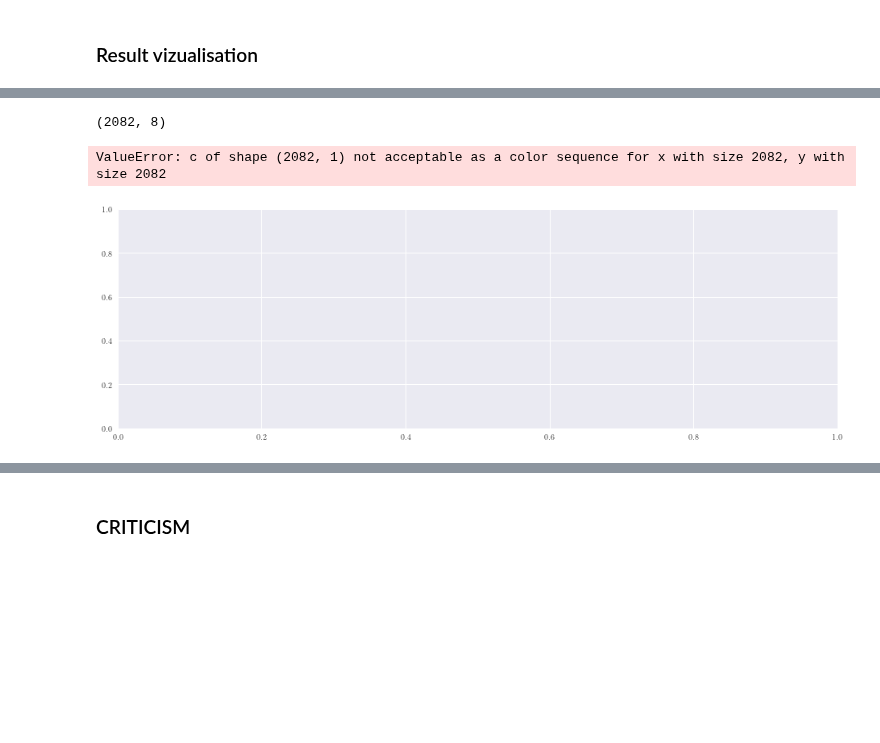
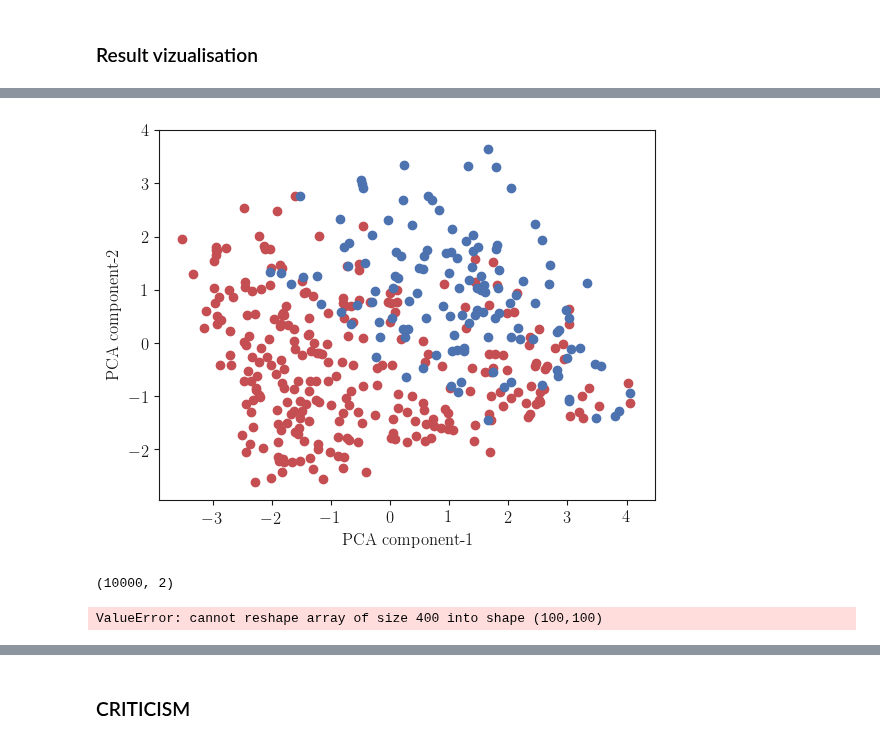
Before and after one commit to msahamed/earthquake_physics_bayesian_nn, a Jupyter notebook: Baysian_neural_network.ipynb, the cells around one changed output, grey strips where cells are left out. Saved outputs shown, nothing was run; the diff lists cells and outputs as text; code cells hidden in the pictures; blank space fills up the shorter version.

```diff
--- a/Baysian_neural_network.ipynb
+++ b/Baysian_neural_network.ipynb
@@ -391,0 +361,5 @@ pca = PCA(n_components = 2, random_state = 2018).fit_transform(xtrain)
+# %%
+pca = PCA(n_components = 2, random_state = 2018).fit_transform(xtest)
+
+results['pca_x1'] = pca[:, 0]
+results['pca_x2'] = pca[:, 1]
@@ -391,0 +375,9 @@ pca = PCA(n_components = 2, random_state = 2018).fit_transform(xtrain)
+# %%
+plt.scatter(results.pca_x1[results.target == 0], results.pca_x2[results.target == 0], color = 'r')
+plt.scatter(results.pca_x1[results.target == 1], results.pca_x2[results.target == 1], color = 'b')
+
+plt.xlabel('PCA component-1')
+plt.ylabel('PCA component-2')
+plt.show()
+# %% [output]
+[figure, added]
@@ -392,14 +388,8 @@ pca = PCA(n_components = 2, random_state = 2018).fit_transform(xtrain)
 # %%
-np.shape(xtrain)
+np.shape(grid_2d)
 # %% [output]
-(2082, 8)
+(10000, 2)
-# %%
-plt.figure(figsize=(16, 5))
-
-plt.scatter(pca[:, 0], pca[:, 1], c = ytrain)
-plt.xlabel('PCA component-1')
-plt.ylabel('PCA component-2')
-plt.show()
-# %% [output]
-ValueError: c of shape (2082, 1) not acceptable as a color sequence for x with size 2082, y with size 2082
-[figure, removed]
+# %%
+np.array(results['predictions']).reshape(100, 100)
+# %% [output]
+ValueError: cannot reshape array of size 400 into shape (100,100)
```
Also changed, not shown: parts of 21 cells of this notebook, 1 other file.
